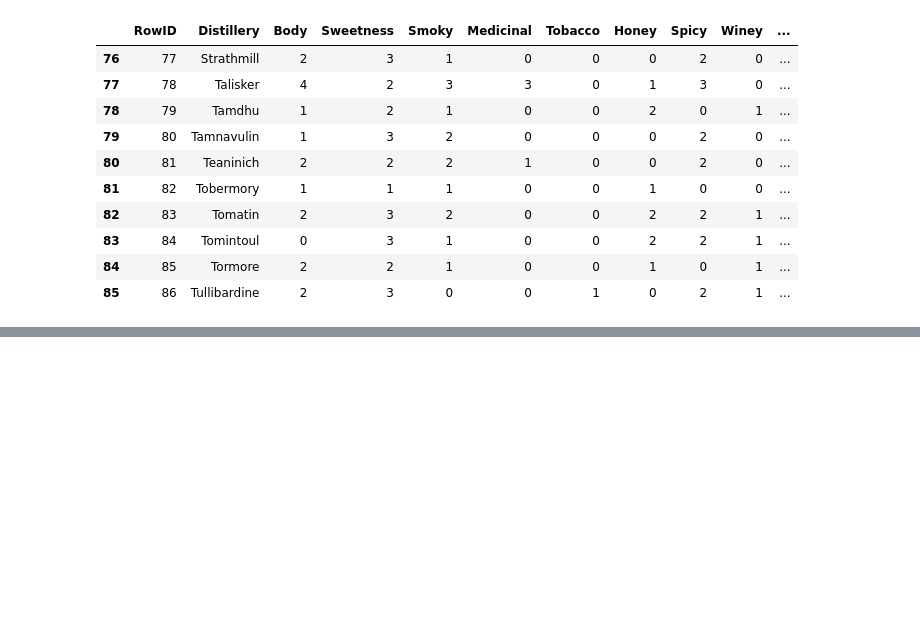
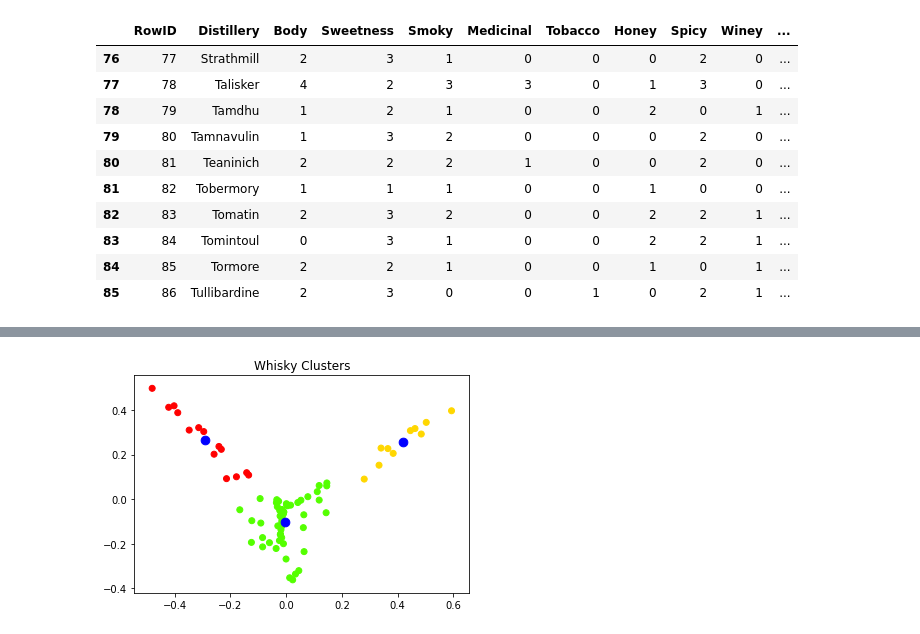
Before and after one commit to YoungerCode/K-means-clustering, a Jupyter notebook: k-means clastering.ipynb, the cells around one changed output, grey strips where cells are left out. Cells and saved outputs as stored; diff of their text form; code cells hidden in the pictures; blank space fills up the shorter version.

```diff
--- a/k-means clastering.ipynb
+++ b/k-means clastering.ipynb
@@ -59,0 +81,10 @@ ValueError: Input contains NaN, infinity or a value too large for dtype('float64
+# %%
+kmeans= KMeans(n_clusters=3, random_state=42)
+y_preds= kmeans.fit_predict(X_reduced)
+# %%
+plt.scatter(x, y, c=y_preds, cmap='prism')
+plt.scatter(kmeans.cluster_centers_[:, 0], kmeans.cluster_centers_[:, 1], s=300, c='blue', marker='.')
+plt.title('Whisky Clusters')
+plt.show()
+# %% [output]
+[figure, added]
```
Also changed, not shown: parts of 11 cells of this notebook.
